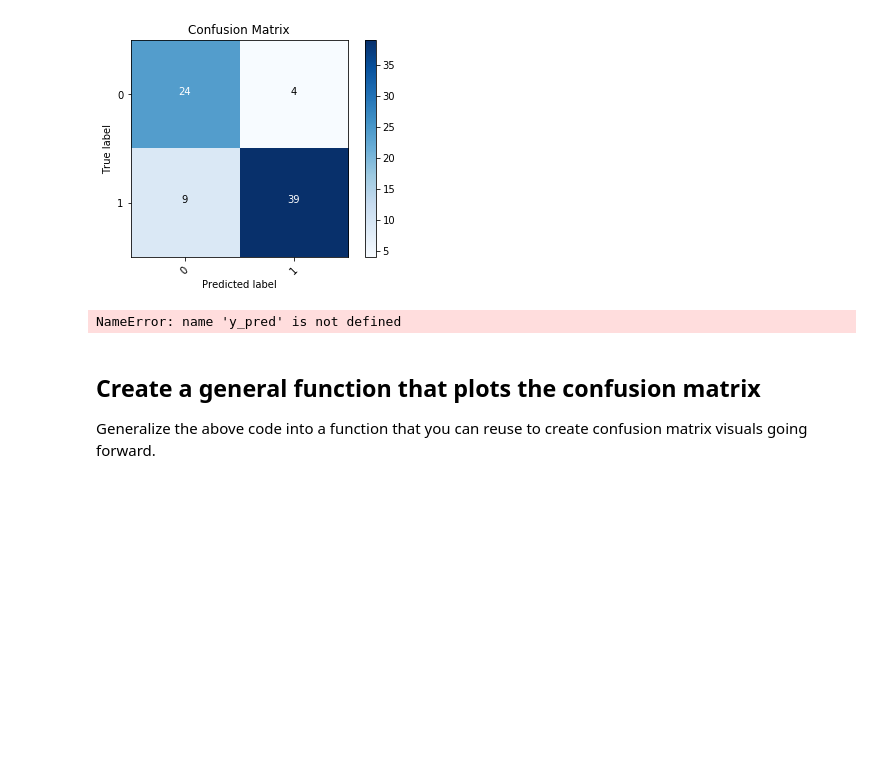
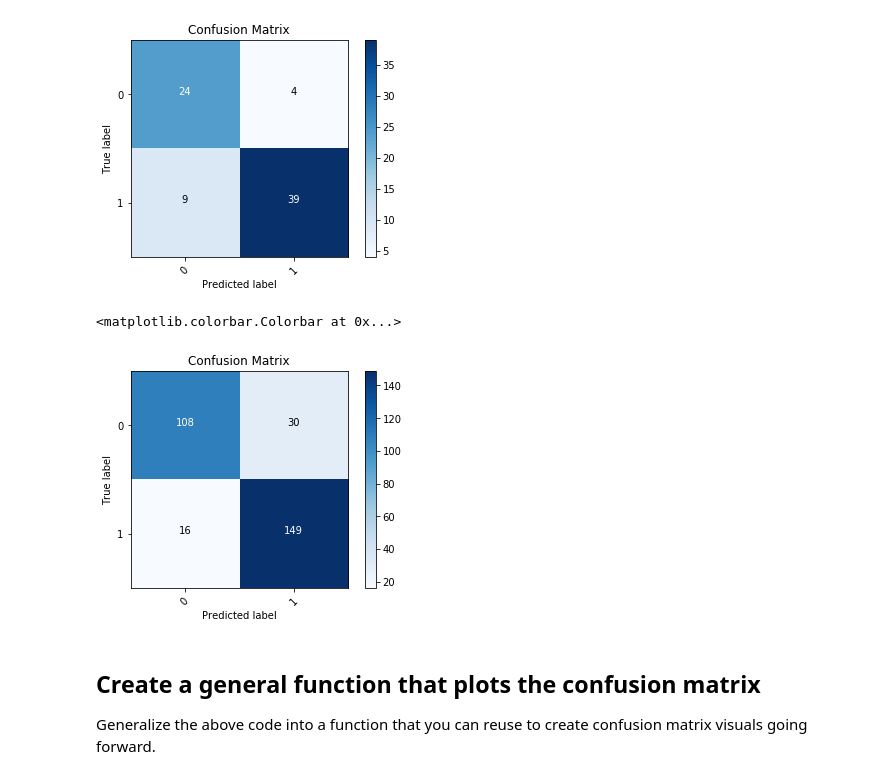
Before and after one commit to ortsed/dsc-visualizing-confusion-matrices-lab-dc-ds-career-042219, a Jupyter notebook: index.ipynb, the cells around one changed output. Cells and saved outputs as stored; diff of their text form; code cells hidden in the pictures; blank space fills up the shorter version.

```diff
--- a/index.ipynb
+++ b/index.ipynb
@@ -142,34 +142,37 @@ plt.colorbar()
 # %%
 import numpy as np
 import itertools
 import matplotlib.pyplot as plt
 %matplotlib inline
 
-plt.imshow(confusion_matrix(y, y_pred),  cmap=plt.cm.Blues) #Create the basic matrix.
+cnf_matrix = confusion_matrix(y, y_hat)
+
+plt.imshow(cnf_matrix,  cmap=plt.cm.Blues) #Create the basic matrix.
 
 #Add title and Axis Labels
 plt.title('Confusion Matrix')
 plt.ylabel('True label')
 plt.xlabel('Predicted label')
 
 #Add appropriate Axis Scales
 class_names = set(y) #Get class labels to add to matrix
 tick_marks = np.arange(len(class_names))
 plt.xticks(tick_marks, class_names, rotation=45)
 plt.yticks(tick_marks, class_names)
 
 #Add Labels to Each Cell
 thresh = cnf_matrix.max() / 2. #Used for text coloring below
 #Here we iterate through the confusion matrix and append labels to our visualization.
 for i, j in itertools.product(range(cnf_matrix.shape[0]), range(cnf_matrix.shape[1])):
         plt.text(j, i, cnf_matrix[i, j],
                  horizontalalignment="center",
                  color="white" if cnf_matrix[i, j] > thresh else "black")
 
 #Add a Side Bar Legend Showing Colors
 plt.colorbar()
 # %% [output]
-NameError: name 'y_pred' is not defined
+<matplotlib.colorbar.Colorbar at 0x...>
+[figure, added]
 # %% [markdown]
 ## Create a general function that plots the confusion matrix
 Generalize the above code into a function that you can reuse to create confusion matrix visuals going forward.
```
